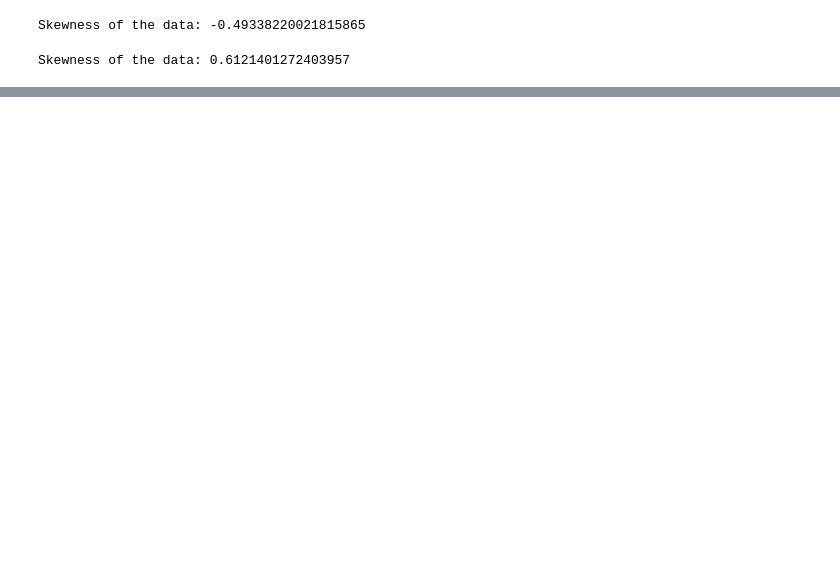
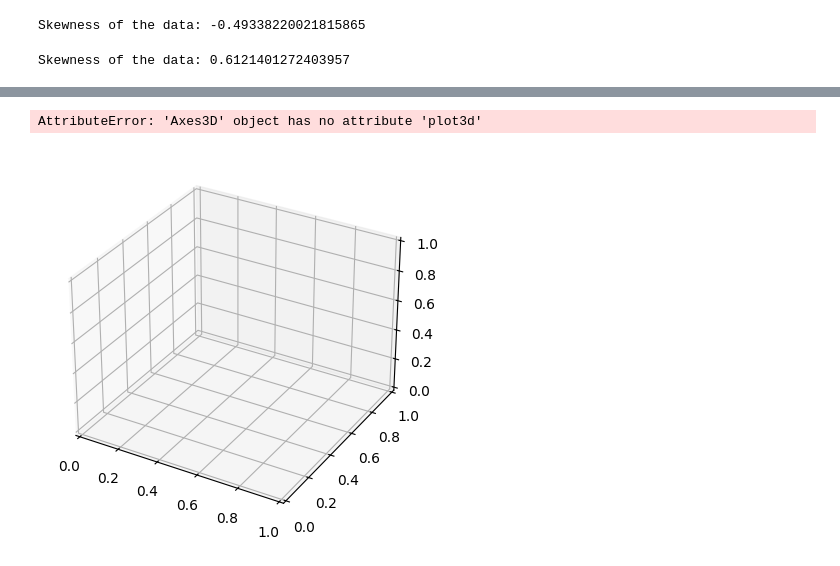
Before and after one commit to ary4nsinha/python-common-book, a Jupyter notebook: machine learning/ids/ca 2/practice.ipynb, the cells around one changed output, grey strips where cells are left out. Drawn from its saved outputs; the diff is of its cells as text; code cells hidden in the pictures; blank space fills up the shorter version.

```diff
--- a/machine learning/ids/ca 2/practice.ipynb
+++ b/machine learning/ids/ca 2/practice.ipynb
@@ -130,0 +145,15 @@ Skewness of the data: 0.6121401272403957
+# %%
+import numpy as np
+import matplotlib.pyplot as plt
+import mplot3d from mpl import axes3d
+import pandas as pd
+
+fig = plt.figure()
+ax = fig.add_subplot(projection='3d')
+
+x,y,z = axes3d.get_test_data(0.05)
+ax.plot3d(x,y,z,rstride=10,cstride=10)
+plt.show()
+# %% [output]
+AttributeError: 'Axes3D' object has no attribute 'plot3d'
+[figure, added]
```
Also changed, not shown: parts of 2 cells of this notebook, 15 other files.
